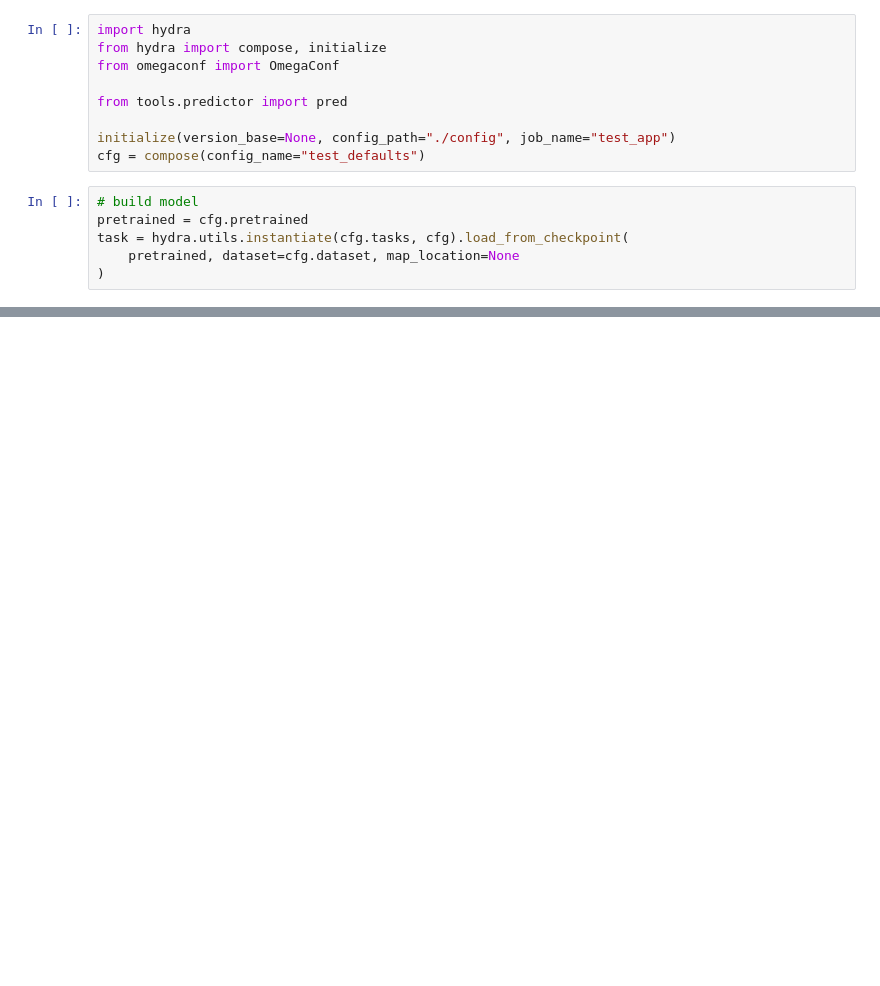
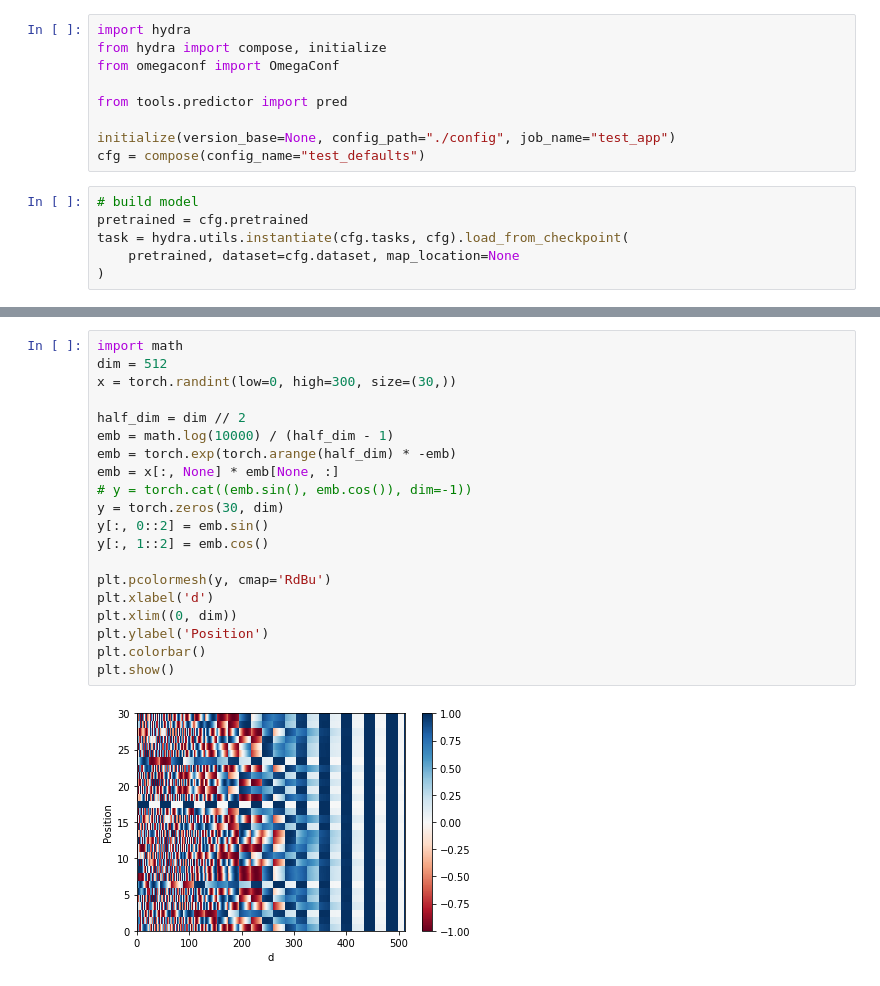
Before and after one commit to MattyChoi/DiffusionModelsAndLLMs, a Jupyter notebook: playground.ipynb, the cells around one changed output, grey strips where cells are left out. Cells and saved outputs as stored; diff of their text form; blank space fills up the shorter version.

```diff
--- a/playground.ipynb
+++ b/playground.ipynb
@@ -125,0 +85,22 @@ plot_sample_gif(imgs)
+# %%
+import math
+dim = 512
+x = torch.randint(low=0, high=300, size=(30,))
+
+half_dim = dim // 2
+emb = math.log(10000) / (half_dim - 1)
+emb = torch.exp(torch.arange(half_dim) * -emb)
+emb = x[:, None] * emb[None, :]
+# y = torch.cat((emb.sin(), emb.cos()), dim=-1))
+y = torch.zeros(30, dim)
+y[:, 0::2] = emb.sin()
+y[:, 1::2] = emb.cos()
+
+plt.pcolormesh(y, cmap='RdBu')
+plt.xlabel('d')
+plt.xlim((0, dim))
+plt.ylabel('Position')
+plt.colorbar()
+plt.show()
+# %% [output]
+[figure, added]
```
Also changed, not shown: parts of 7 cells of this notebook, 19 other files.
